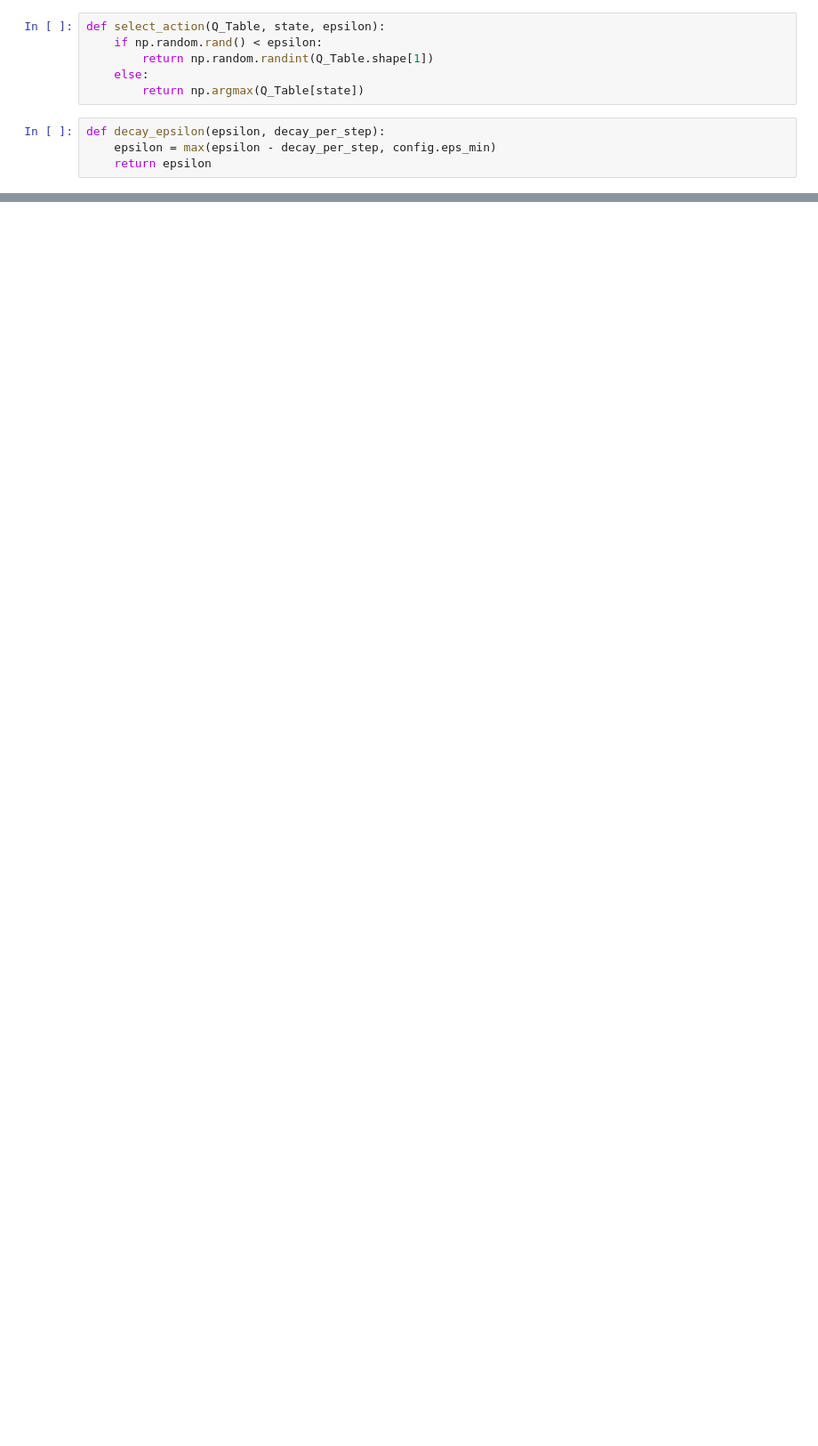
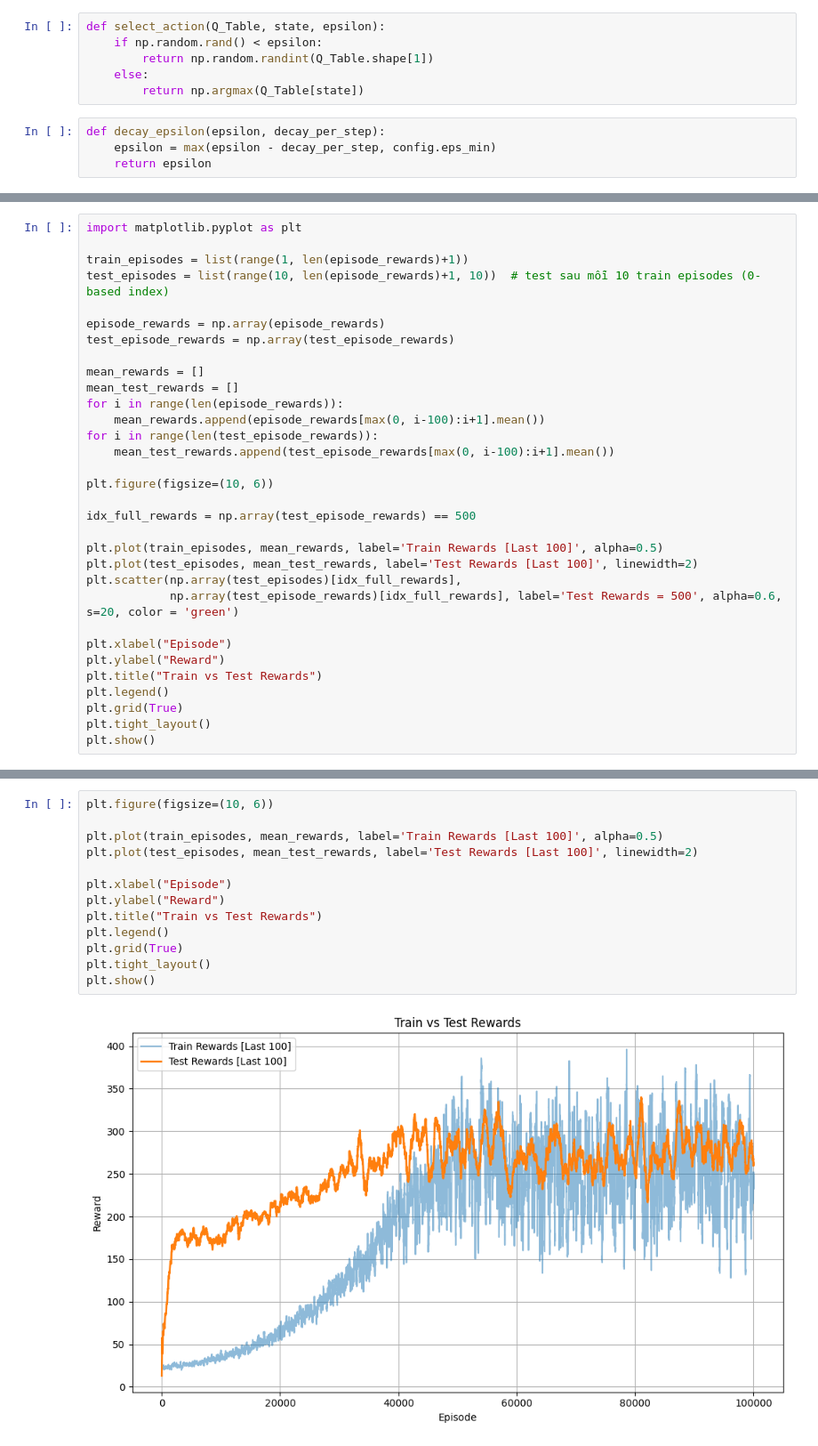
Before and after one commit to CVHvn/RL-Algorithms, a Jupyter notebook: Basic_Algorithms/SARSA/SARSA.ipynb, the cells around one changed output, grey strips where cells are left out. Shown at 89% size. Cells and saved outputs as stored; diff of their text form; blank space fills up the shorter version.

Commit message:
add test figure SARSA

```diff
--- a/Basic_Algorithms/SARSA/SARSA.ipynb
+++ b/Basic_Algorithms/SARSA/SARSA.ipynb
@@ -90,0 +141,32 @@ for episode in range(config.total_episode):
+# %%
+import matplotlib.pyplot as plt
+
+train_episodes = list(range(1, len(episode_rewards)+1))
+test_episodes = list(range(10, len(episode_rewards)+1, 10))  # test sau mỗi 10 train episodes (0-based index)
+
+episode_rewards = np.array(episode_rewards)
+test_episode_rewards = np.array(test_episode_rewards)
+
+mean_rewards = []
+mean_test_rewards = []
+for i in range(len(episode_rewards)):
+    mean_rewards.append(episode_rewards[max(0, i-100):i+1].mean())
+for i in range(len(test_episode_rewards)):
+    mean_test_rewards.append(test_episode_rewards[max(0, i-100):i+1].mean())
+
+plt.figure(figsize=(10, 6))
+
+idx_full_rewards = np.array(test_episode_rewards) == 500
+
+plt.plot(train_episodes, mean_rewards, label='Train Rewards [Last 100]', alpha=0.5)
+plt.plot(test_episodes, mean_test_rewards, label='Test Rewards [Last 100]', linewidth=2)
+plt.scatter(np.array(test_episodes)[idx_full_rewards],
+            np.array(test_episode_rewards)[idx_full_rewards], label='Test Rewards = 500', alpha=0.6, s=20, color = 'green')
+
+plt.xlabel("Episode")
+plt.ylabel("Reward")
+plt.title("Train vs Test Rewards")
+plt.legend()
+plt.grid(True)
+plt.tight_layout()
+plt.show()
@@ -90,0 +175,15 @@ for episode in range(config.total_episode):
+# %%
+plt.figure(figsize=(10, 6))
+
+plt.plot(train_episodes, mean_rewards, label='Train Rewards [Last 100]', alpha=0.5)
+plt.plot(test_episodes, mean_test_rewards, label='Test Rewards [Last 100]', linewidth=2)
+
+plt.xlabel("Episode")
+plt.ylabel("Reward")
+plt.title("Train vs Test Rewards")
+plt.legend()
+plt.grid(True)
+plt.tight_layout()
+plt.show()
+# %% [output]
+[figure, added]
```
Also changed, not shown: parts of 5 cells of this notebook, 3 other files.
